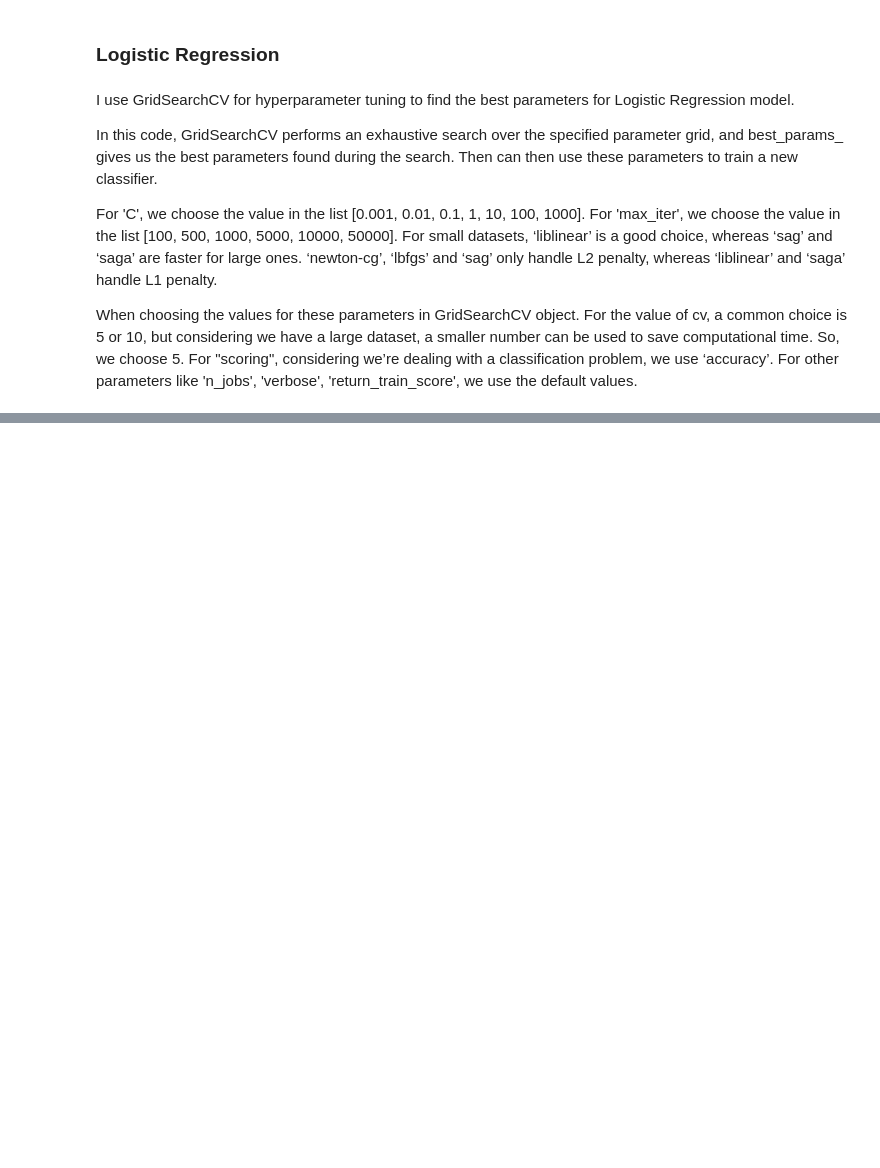
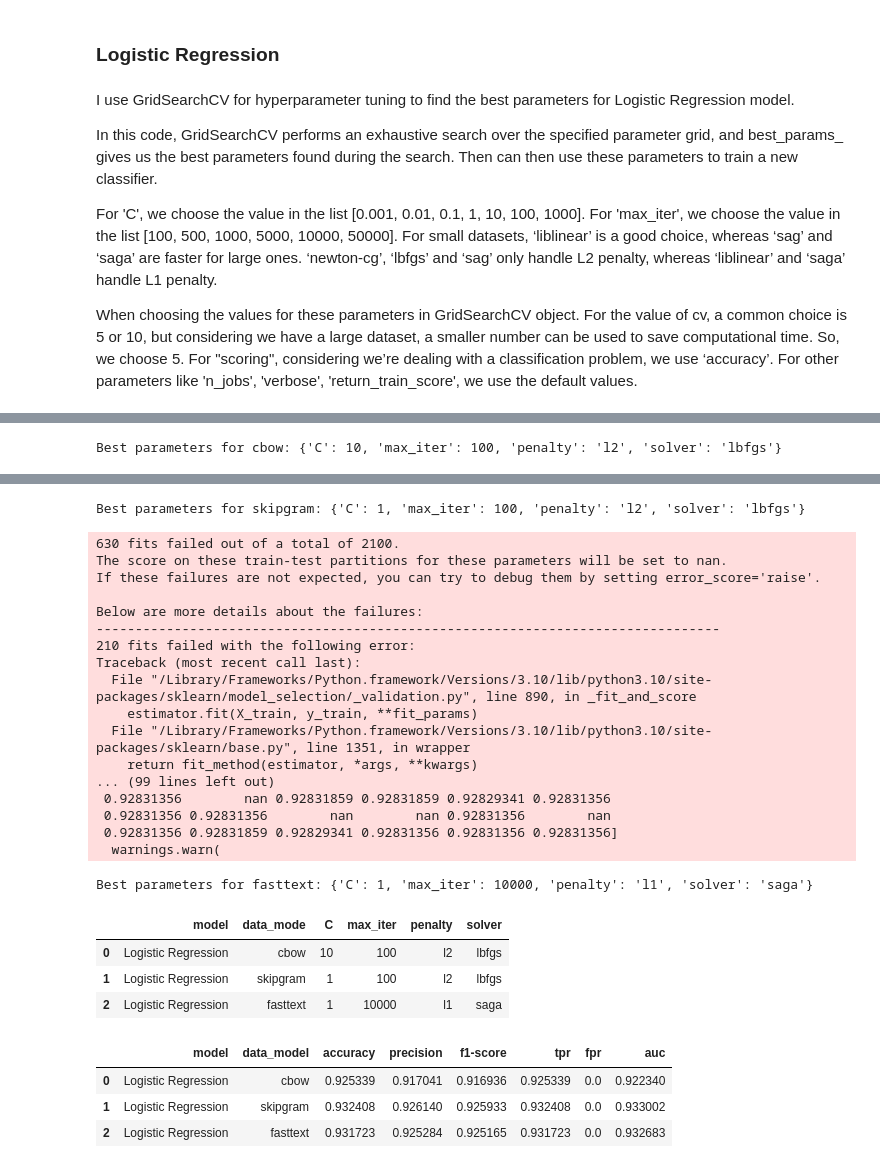
Before and after one commit to awakn123/CS6120NLP, a Jupyter notebook: A3/Logistic_Regression.ipynb, the cells around one changed output, grey strips where cells are left out. Drawn from its saved outputs; the diff is of its cells as text; code cells hidden in the pictures; blank space fills up the shorter version.

````diff
--- a/A3/Logistic_Regression.ipynb
+++ b/A3/Logistic_Regression.ipynb
@@ -552,0 +439,38 @@ Best parameters: {'C': 0.1, 'max_iter': 100, 'penalty': 'l2', 'solver': 'lbfgs'}
+# %%
+def perform_logistic_regression(param_grids):
+    best_parameters_df = pd.DataFrame(columns=['model', 'data_mode', 'C', 'max_iter', 'penalty', 'solver'])
+    results_df = pd.DataFrame(columns=['model', 'data_model', 'accuracy', 'precision', 'f1-score', 'tpr', 'fpr', 'auc'])
+
+    for data_model, df in [('cbow', df_cbow), ('skipgram', df_skipgram), ('fasttext', df_fasttext)]:
+        param_grid = param_grids[data_model]
+        data, logistic_regression_best_params_dict = train_with_logistic_regression(df, param_grid, data_model)
+        results_df = results_df._append(data, ignore_index=True)
+        best_parameters_df = best_parameters_df._append(logistic_regression_best_params_dict, ignore_index=True)
+
+    return best_parameters_df, results_df
+# %%
+# Usage:
+param_grids = {
+    'cbow': {
+        'C': [0.001, 0.01, 0.1, 1, 10, 100, 1000],
+        'penalty': ['l1', 'l2'],
+        'max_iter': [100, 500, 1000, 5000, 10000, 50000],
+        'solver': ['newton-cg', 'lbfgs', 'liblinear', 'sag', 'saga']
+    },
+    'skipgram': {
+        'C': [0.001, 0.01, 0.1, 1, 10, 100, 1000],
+        'penalty': ['l1', 'l2'],
+        'max_iter': [100, 500, 1000, 5000, 10000, 50000],
+        'solver': ['newton-cg', 'lbfgs', 'liblinear', 'sag', 'saga']
+    },
+    'fasttext': {
+        'C': [0.001, 0.01, 0.1, 1, 10, 100, 1000],
+        'penalty': ['l1', 'l2'],
+        'max_iter': [100, 500, 1000, 5000, 10000, 50000],
+        'solver': ['newton-cg', 'lbfgs', 'liblinear', 'sag', 'saga']
+    }
+}
+best_parameters_df, results_df = perform_logistic_regression(param_grids)
+display(best_parameters_df)
+display(results_df)
+# %% [output]
@@ -552,0 +494 @@ Best parameters: {'C': 0.1, 'max_iter': 100, 'penalty': 'l2', 'solver': 'lbfgs'}
+Best parameters for cbow: {'C': 10, 'max_iter': 100, 'penalty': 'l2', 'solver': 'lbfgs'}
@@ -553,3 +512,30 @@ Best parameters: {'C': 0.1, 'max_iter': 100, 'penalty': 'l2', 'solver': 'lbfgs'}
+Best parameters for skipgram: {'C': 1, 'max_iter': 100, 'penalty': 'l2', 'solver': 'lbfgs'}
+630 fits failed out of a total of 2100.
+The score on these train-test partitions for these parameters will be set to nan.
+If these failures are not expected, you can try to debug them by setting error_score='raise'.
+
+Below are more details about the failures:
+--------------------------------------------------------------------------------
+210 fits failed with the following error:
+Traceback (most recent call last):
+  File "/Library/Frameworks/Python.framework/Versions/3.10/lib/python3.10/site-packages/sklearn/model_selection/_validation.py", line 890, in _fit_and_score
+    estimator.fit(X_train, y_train, **fit_params)
+  File "/Library/Frameworks/Python.framework/Versions/3.10/lib/python3.10/site-packages/sklearn/base.py", line 1351, in wrapper
+    return fit_method(estimator, *args, **kwargs)
+... (99 lines left out)
+ 0.92831356        nan 0.92831859 0.92831859 0.92829341 0.92831356
+ 0.92831356 0.92831356        nan        nan 0.92831356        nan
+ 0.92831356 0.92831859 0.92829341 0.92831356 0.92831356 0.92831356]
+  warnings.warn(
+Best parameters for fasttext: {'C': 1, 'max_iter': 10000, 'penalty': 'l1', 'solver': 'saga'}
+|  | model | data_mode | C | max_iter | penalty | solver |
+| 0 | Logistic Regression | cbow | 10 | 100 | l2 | lbfgs |
+| 1 | Logistic Regression | skipgram | 1 | 100 | l2 | lbfgs |
+| 2 | Logistic Regression | fasttext | 1 | 10000 | l1 | saga |
+|  | model | data_model | accuracy | precision | f1-score | tpr | fpr | auc |
+| 0 | Logistic Regression | cbow | 0.925339 | 0.917041 | 0.916936 | 0.925339 | 0.0 | 0.922340 |
+| 1 | Logistic Regression | skipgram | 0.932408 | 0.926140 | 0.925933 | 0.932408 | 0.0 | 0.933002 |
+| 2 | Logistic Regression | fasttext | 0.931723 | 0.925284 | 0.925165 | 0.931723 | 0.0 | 0.932683 |
 # %% [markdown]
 We took 25 mins to get the best parameters.
 ```
````
Also changed, not shown: parts of 13 cells of this notebook.
